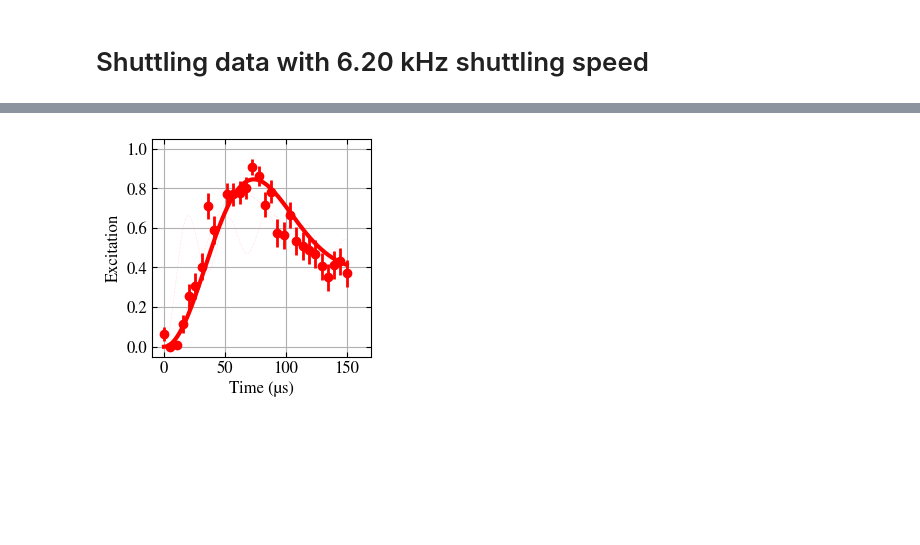
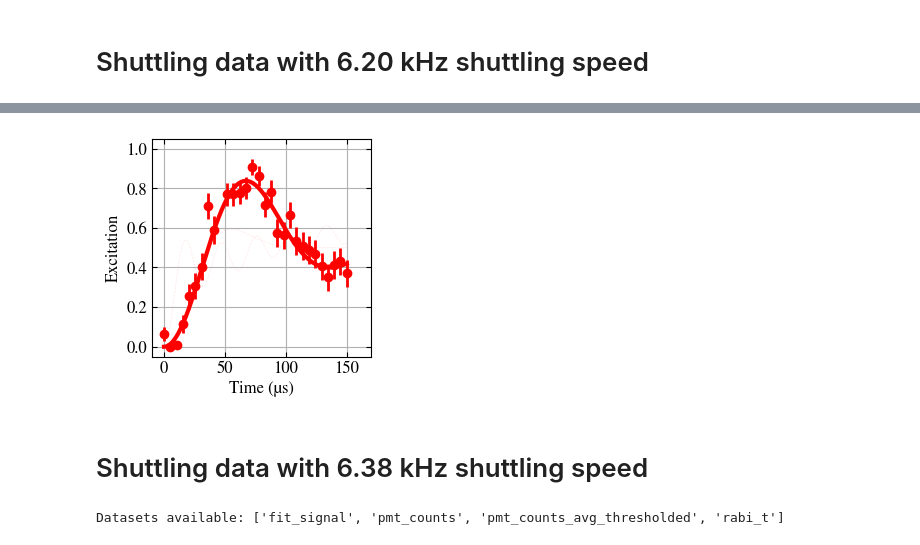
Before and after one commit to HaeffnerLab/Multiplexing, a Jupyter notebook: Shuttling 9-ion rabi 20250116.ipynb, the cells around one changed output, grey strips where cells are left out. Drawn from its saved outputs; the diff is of its cells as text; code cells hidden in the pictures; blank space fills up the shorter version.

```diff
--- a/Shuttling 9-ion rabi 20250116.ipynb
+++ b/Shuttling 9-ion rabi 20250116.ipynb
@@ -166,7 +166,7 @@ nalpha =  0.9999999997825499
 rabi = fitted_rabi
 nbar =  fitted_nbar
 n_ions = 9
-N = 200
+N = 300
 nalpha = fitted_nalpha
 
 # You already have these lines in your code
@@ -177,7 +177,7 @@ nbars = [nbar - 3, nbar, nbar + 3]
 results = []
 
 for nbar in nbars:
-    D_population, _ = pe_model_optimized(time, nbar_fit=nbar, nalpha_fit=nalpha)
+    D_population, _ = pe_model_optimized(time, rabi_0_fit=rabi, nbar_fit=nbar, nalpha_fit=nalpha)
     results.append(D_population)
 
 import os
@@ -271,7 +271,7 @@ nalpha =  121.94699136998133
 rabi = fitted_rabi
 nbar =  fitted_nbar
 n_ions = 9
-N = 200
+N = 300
 nalpha = fitted_nalpha
 
 # You already have these lines in your code
@@ -282,7 +282,7 @@ nbars = [nbar - 3, nbar, nbar + 3]
 results = []
 
 for nbar in nbars:
-    D_population, _ = pe_model_optimized(time, nbar_fit=nbar, nalpha_fit=nalpha)
+    D_population, _ = pe_model_optimized(time, rabi_0_fit=rabi, nbar_fit=nbar, nalpha_fit=nalpha)
     results.append(D_population)
 
 import os
@@ -376,7 +376,7 @@ nalpha =  147.0018211413553
 rabi = fitted_rabi
 nbar =  fitted_nbar
 n_ions = 9
-N = 200
+N = 300
 nalpha = fitted_nalpha
 
 # You already have these lines in your code
@@ -387,7 +387,7 @@ nbars = [nbar - 3, nbar, nbar + 3]
 results = []
 
 for nbar in nbars:
-    D_population, _ = pe_model_optimized(time, nbar_fit=nbar, nalpha_fit=nalpha)
+    D_population, _ = pe_model_optimized(time, rabi_0_fit=rabi, nbar_fit=nbar, nalpha_fit=nalpha)
     results.append(D_population)
 
 import os
@@ -481,7 +481,7 @@ nalpha =  122.08211572523655
 rabi = fitted_rabi
 nbar =  fitted_nbar
 n_ions = 9
-N = 200
+N = 300
 nalpha = fitted_nalpha
 
 # You already have these lines in your code
@@ -492,7 +492,7 @@ nbars = [nbar - 3, nbar, nbar + 3]
 results = []
 
 for nbar in nbars:
-    D_population, _ = pe_model_optimized(time, nbar_fit=nbar, nalpha_fit=nalpha)
+    D_population, _ = pe_model_optimized(time, rabi_0_fit=rabi, nbar_fit=nbar, nalpha_fit=nalpha)
     results.append(D_population)
 
 import os
@@ -586,7 +586,7 @@ nalpha =  179.31566071483653
 rabi = fitted_rabi
 nbar =  fitted_nbar
 n_ions = 9
-N = 200
+N = 300
 nalpha = fitted_nalpha
 
 # You already have these lines in your code
@@ -597,7 +597,7 @@ nbars = [nbar - 3, nbar, nbar + 3]
 results = []
 
 for nbar in nbars:
-    D_population, _ = pe_model_optimized(time, nbar_fit=nbar, nalpha_fit=nalpha)
+    D_population, _ = pe_model_optimized(time, rabi_0_fit=rabi, nbar_fit=nbar, nalpha_fit=nalpha)
     results.append(D_population)
 
 import os
@@ -608,31 +608,33 @@ np.save("./data/save_rabi_t_shuttling_static.npy", rabi_t)
 np.save("./data/save_pmt_counts_avg_thresholded_shuttling_static.npy", pmt_counts_avg_thresholded)
 np.save("./data/save_rabi_t_shuttling_static_simulation.npy", time)
 np.save("./data/save_pmt_counts_avg_thresholded_shuttling_static_simulation.npy", results)
 
 rabi_t = np.load("./data/save_rabi_t_shuttling_static.npy")
 pmt_counts_avg_thresholded = np.load("./data/save_pmt_counts_avg_thresholded_shuttling_static.npy")
 time = np.load("./data/save_rabi_t_shuttling_static_simulation.npy")
 results = np.load("./data/save_pmt_counts_avg_thresholded_shuttling_static_simulation.npy")
 
 # Plotting
 plt.figure(figsize=(2.83, 2.83))
 errorbar = np.sqrt(pmt_counts_avg_thresholded * (1 - pmt_counts_avg_thresholded)) / np.sqrt(n_samples)
 plt.errorbar(rabi_t[:], pmt_counts_avg_thresholded[:], yerr=errorbar[:], fmt='o', c='red', lw=2, zorder=2, label='Data')
 # plt.scatter(rabi_t[:], pmt_counts_avg_thresholded[:], c='red', s=30, zorder=2, label='Data')
 # plt.errorbar(rabi_t[:], pmt_counts_avg_thresholded[:], yerr=errorbar[:], fmt='o', c='C0', lw=1, zorder=2, label='Data')
 plt.plot(time, results[1], c='red', lw=3, zorder=3, label=f'$\\bar{{n}}_{{th}} = {np.average(nbars):.1f} \\pm {(np.average(nbars) - nbars[0]):.1f}$')
 plt.plot(time, results[0], '--', c='red', lw=0.5, zorder=1, alpha=0.1)
 plt.plot(time, results[2], '--', c='red', lw=0.5, zorder=1, alpha=0.1)
 # plt.fill_between(time, results[0], results[2], color='red', alpha=0.3)
 # plt.title('9-ion rabi oscillation after half speed shuttling', fontdict={'family': 'STIXGeneral', 'size': 12})
 plt.xlabel(r'Time (µs)', fontdict={'family': 'STIXGeneral', 'size': 12})
 plt.ylabel(r'Excitation', fontdict={'family': 'STIXGeneral', 'size': 12})
 plt.ylim(-0.05, 1.05)
 plt.xlim(-10, 170)
 # plt.legend(loc='lower right')
 # plt.legend()
 plt.grid(True)
 plt.savefig('./outputs/shuttling/Rabi_9_ions_no_shuttling.pdf', format='pdf', bbox_inches='tight')
 plt.show()
 # %% [output]
-[figure, old version]
+[figure, new version]
+# %% [markdown]
+# Shuttling data with 6.38 kHz shuttling speed
@@ -638,0 +696,43 @@ plt.show()
+# %%
+n_samples = 50
+
+# Specify the data path and file details
+data_path = "C:/Users/bingr/OneDrive/UCB STUDY/Research/Multiplexing/artiq_working_dir - 20240329/"
+date = "2024-10-27/"
+index = "20"
+number = 30516
+
+rabi_t, pmt_counts_avg_thresholded, times = file_loading(data_path, date, index, number)
+rabi_t = np.array(rabi_t)  # Convert list to numpy array if not already
+pmt_counts_avg_thresholded = np.array(pmt_counts_avg_thresholded)
+
+# Remove unwanted indices if needed
+indices_to_remove = [9]  # Added 12 to the list
+keep_indices = np.ones(len(rabi_t), dtype=bool)  # Initially set all to True
+keep_indices[indices_to_remove] = False
+rabi_t = rabi_t[keep_indices]
+pmt_counts_avg_thresholded = pmt_counts_avg_thresholded[keep_indices]
+
+# Data re-scaling
+errorbar = (np.sqrt(pmt_counts_avg_thresholded) / np.sqrt(n_samples)) / np.max(pmt_counts_avg_thresholded)
+pmt_counts_avg_thresholded = np.max(pmt_counts_avg_thresholded) - pmt_counts_avg_thresholded
+pmt_counts_avg_thresholded = pmt_counts_avg_thresholded / np.max(pmt_counts_avg_thresholded) / 1.3
+
+# Initial guesses
+# initial_guess = [0.09832203238100552, 0, 100]  # [rabi, nbar, nalpha]
+# bounds = ((0.05, 0, 0), (0.15, 30, 1))  # Modified upper bound for nalpha to 5
+bounds = ((0.07, 0, 200), (0.2, 2, 300))
+# bounds = ((0.0, 0, 0), (0.15, np.inf, np.inf))
+# Initial guess is the center of the bounds
+initial_guess = [(bounds[0][0] + bounds[1][0]) / 2, (bounds[0][1] + bounds[1][1]) / 2, (bounds[0][2] + bounds[1][2]) / 2]
+
+# Perform the curve fitting
+popt, pcov = curve_fit(fit_model, rabi_t, pmt_counts_avg_thresholded, p0=initial_guess, bounds=bounds)
+fitted_rabi, fitted_nbar, fitted_nalpha = popt
+
+print("Fitted parameters:")
+print("rabi = ", fitted_rabi)
+print("nbar = ", fitted_nbar)
+print("nalpha = ", fitted_nalpha)
+# %% [output]
+Datasets available: ['fit_signal', 'pmt_counts', 'pmt_counts_avg_thresholded', 'rabi_t']
```
Also changed, not shown: parts of 8 cells of this notebook, 3 other files.
